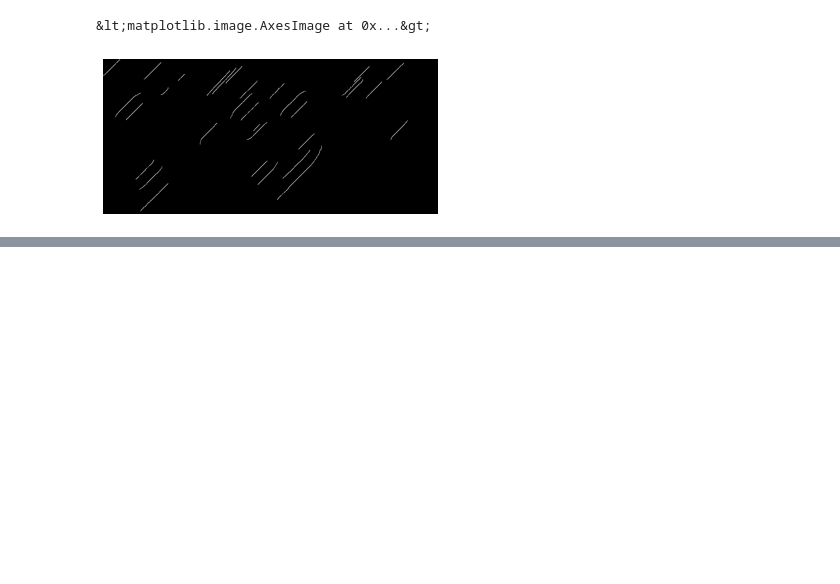
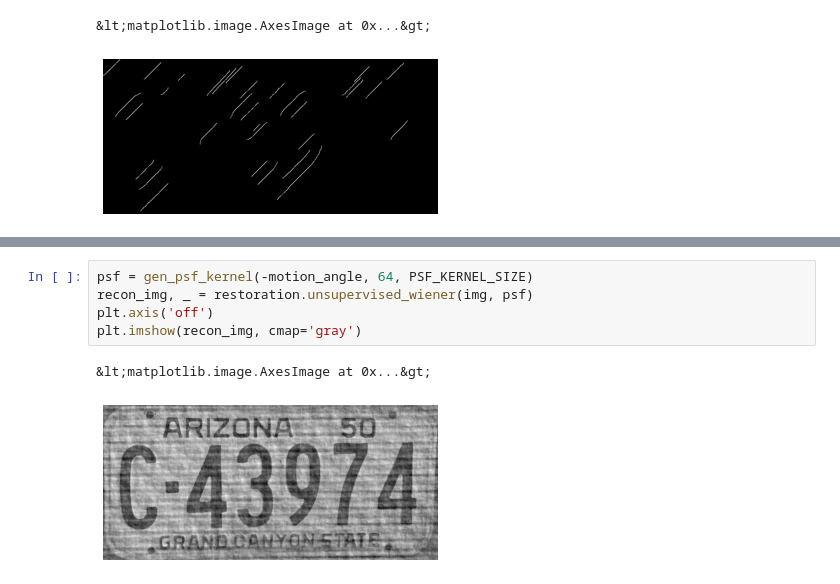
Before and after one commit to thanakorn/arv_quiz, a Jupyter notebook: motion_deblur.ipynb, the cells around one changed output, grey strips where cells are left out. Cells and saved outputs as stored; diff of their text form; blank space fills up the shorter version.

```diff
--- a/motion_deblur.ipynb
+++ b/motion_deblur.ipynb
@@ -44,0 +79,8 @@ def gen_psf_kernel(angle, length, kernel_size):
+# %%
+psf = gen_psf_kernel(-motion_angle, 64, PSF_KERNEL_SIZE)
+recon_img, _ = restoration.unsupervised_wiener(img, psf)
+plt.axis('off')
+plt.imshow(recon_img, cmap='gray')
+# %% [output]
+&lt;matplotlib.image.AxesImage at 0x...&gt;
+[figure, added]
```
Also changed, not shown: parts of 4 cells of this notebook.
